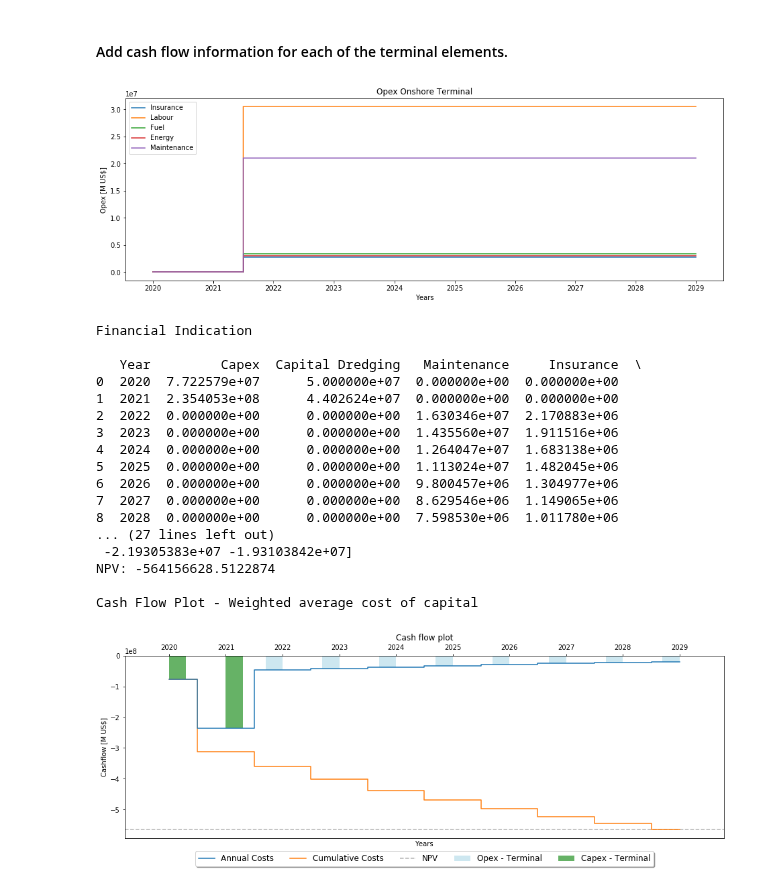
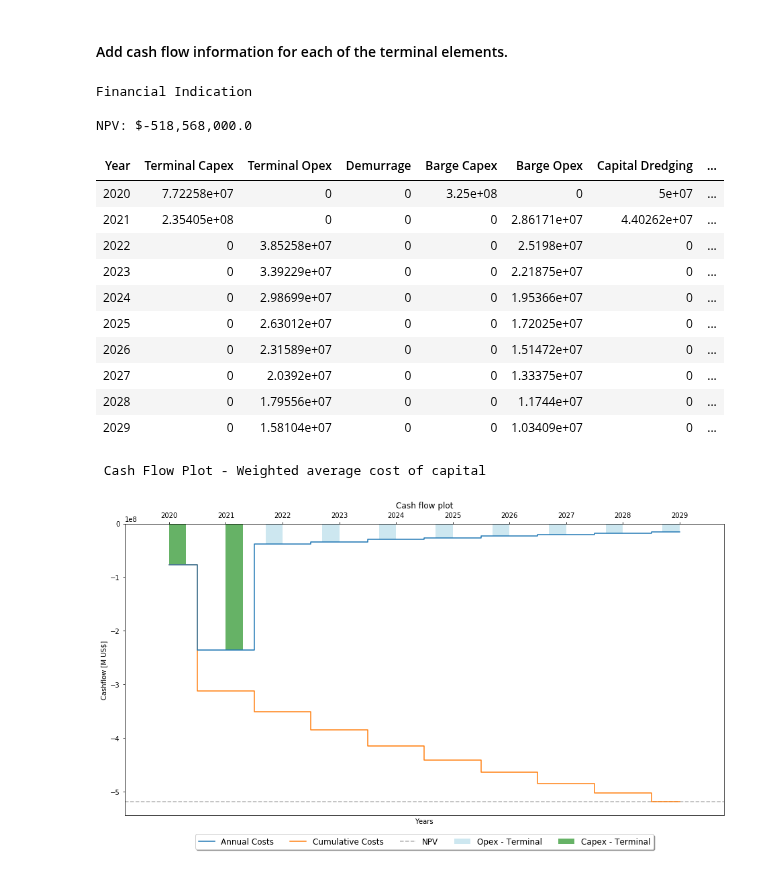
Before and after one commit to TUDelft-CITG/OpenTISim, a Jupyter notebook: notebooks/Example 01 - Traditional Onshore Terminal.ipynb, the cells around one changed output. Saved outputs shown, nothing was run; the diff lists cells and outputs as text; code cells hidden in the pictures.

```diff
--- a/notebooks/Example 01 - Traditional Onshore Terminal.ipynb
+++ b/notebooks/Example 01 - Traditional Onshore Terminal.ipynb
@@ -379,8 +331,4 @@ Terminal.storage_area_plot()
 # %% [markdown]
 #### Add cash flow information for each of the terminal elements.
-# %%
-cash_flows, cash_flows_WACC_real = Terminal.add_cashflow_elements()
-# %%
-Terminal.terminal_opex_plot(cash_flows)
-# %% [output]
-[figure, removed]
+# %%
+terminal_capex, terminal_opex, cash_flows, cash_flows_df, cash_flows_WACC_real_df, NPV = Terminal.net_present_value()
@@ -387,30 +337,33 @@ Terminal.terminal_opex_plot(cash_flows)
 # %%
 # print('\033[1mCash Flow Plot\033[0m')
 # Terminal.cashflow_plot(cash_flows)
+# %%
+print('\033[1mFinancial Indication\033[0m')
+# print('')
+# print('Cash Flows: {}'.format(cash_flows))
+print('')
+print('NPV: ${}'.format(f'{round(NPV,-3):,}'))
+
+terminal_opex_list = ['Maintenance','Insurance','Energy','Labour', 'Fuel']
+cash_flows_WACC_real_df.style.hide_columns(terminal_opex_list).hide_index()
+# %% [output]
+Financial Indication
+
+NPV: $-518,568,000.0
+| Year | Terminal Capex | Terminal Opex | Demurrage | Barge Capex | Barge Opex | Capital Dredging | ... |
+| 2020 | 7.72258e+07 | 0 | 0 | 3.25e+08 | 0 | 5e+07 | ... |
+| 2021 | 2.35405e+08 | 0 | 0 | 0 | 2.86171e+07 | 4.40262e+07 | ... |
+| 2022 | 0 | 3.85258e+07 | 0 | 0 | 2.5198e+07 | 0 | ... |
+| 2023 | 0 | 3.39229e+07 | 0 | 0 | 2.21875e+07 | 0 | ... |
+| 2024 | 0 | 2.98699e+07 | 0 | 0 | 1.95366e+07 | 0 | ... |
+| 2025 | 0 | 2.63012e+07 | 0 | 0 | 1.72025e+07 | 0 | ... |
+| 2026 | 0 | 2.31589e+07 | 0 | 0 | 1.51472e+07 | 0 | ... |
+| 2027 | 0 | 2.0392e+07 | 0 | 0 | 1.33375e+07 | 0 | ... |
+| 2028 | 0 | 1.79556e+07 | 0 | 0 | 1.1744e+07 | 0 | ... |
+| 2029 | 0 | 1.58104e+07 | 0 | 0 | 1.03409e+07 | 0 | ... |
 # %%
-print('\033[1mFinancial Indication\033[0m')
-print("")
-Terminal.NPV()
-
-print('')
-print('\033[1mCash Flow Plot - Weighted average cost of capital\033[0m')
-Terminal.cashflow_plot(cash_flows_WACC_real)
+print('\033[1m Cash Flow Plot - Weighted average cost of capital \033[0m')
+Terminal.cashflow_plot(cash_flows_WACC_real_df)
 # %% [output]
-Financial Indication
-
-   Year         Capex  Capital Dredging   Maintenance     Insurance  \
-0  2020  7.722579e+07      5.000000e+07  0.000000e+00  0.000000e+00
-1  2021  2.354053e+08      4.402624e+07  0.000000e+00  0.000000e+00
-2  2022  0.000000e+00      0.000000e+00  1.630346e+07  2.170883e+06
-3  2023  0.000000e+00      0.000000e+00  1.435560e+07  1.911516e+06
-4  2024  0.000000e+00      0.000000e+00  1.264047e+07  1.683138e+06
-5  2025  0.000000e+00      0.000000e+00  1.113024e+07  1.482045e+06
-6  2026  0.000000e+00      0.000000e+00  9.800457e+06  1.304977e+06
-7  2027  0.000000e+00      0.000000e+00  8.629546e+06  1.149065e+06
-8  2028  0.000000e+00      0.000000e+00  7.598530e+06  1.011780e+06
-... (27 lines left out)
- -2.19305383e+07 -1.93103842e+07]
-NPV: -564156628.5122874
-
-Cash Flow Plot - Weighted average cost of capital
+ Cash Flow Plot - Weighted average cost of capital
-[figure, old version]
+[figure, new version]
```
Also changed, not shown: parts of 9 cells of this notebook.
